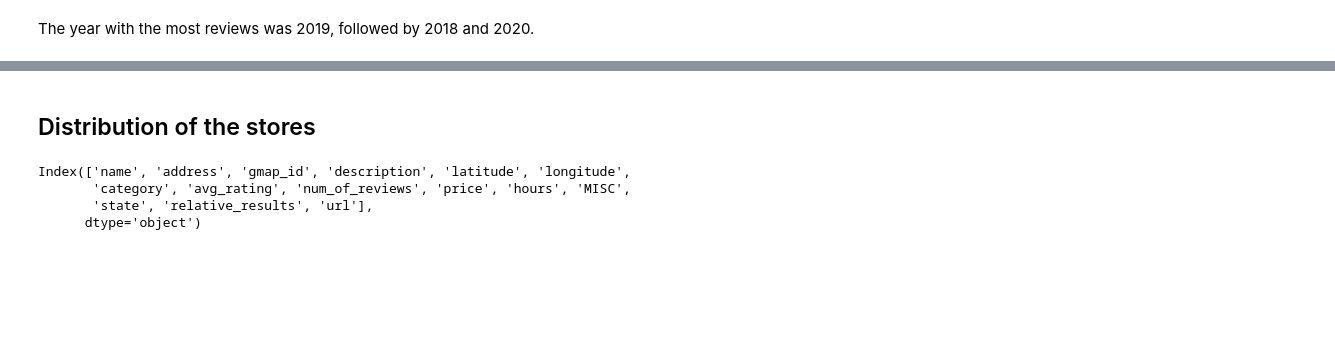
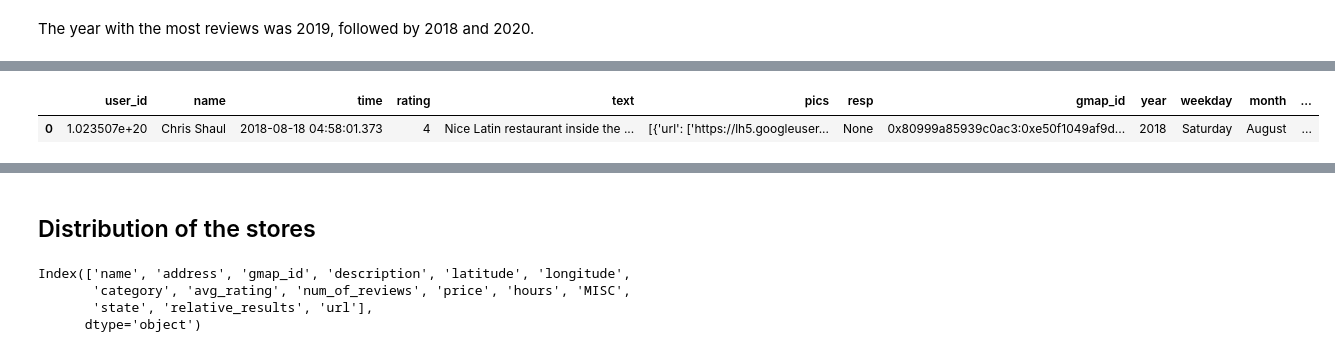
Before and after one commit to volpo/PG_YELP_GOOGLE_MAPS, a Jupyter notebook: EDANevada.ipynb, the cells around one changed output, grey strips where cells are left out. Drawn from its saved outputs; the diff is of its cells as text; code cells hidden in the pictures; blank space fills up the shorter version.

```diff
--- a/EDANevada.ipynb
+++ b/EDANevada.ipynb
@@ -643,0 +669,20 @@ The year with the most reviews was 2019, followed by 2018 and 2020.
+# %%
+category_gastronomy = ['takeout restaurant', 'tex-mex restaurant', 'burrito restaurant', 'taco restaurant',
+                       'mexican restaurant', 'korean restaurant', 'colombian restaurant', 'bulgarian restaurant', 'russian restaurant',
+                       'bistro', 'tapas bar', 'hamburger restaurant', 'indian restaurant', 'buffet restaurant']
+
+is_gastronomic = []
+gastronomy_categories = []
+for categories in highlight_categ['category']:
+    found_tag = False
+    gastronomy_category = None
+    for tag in categories:
+        if tag.lower() in category_gastronomy:
+            found_tag = True
+            gastronomy_category = tag
+            break
+    is_gastronomic.append(found_tag)
+    gastronomy_categories.append(gastronomy_category)
+
+# Add the gastronomy_category column
+highlight_categ['gastronomy_category'] = gastronomy_categories
@@ -643,0 +727,5 @@ The year with the most reviews was 2019, followed by 2018 and 2020.
+# %%
+merged_reviews.head(1)
+# %% [output]
+|  | user_id | name | time | rating | text | pics | resp | gmap_id | year | weekday | month | ... |
+| 0 | 1.023507e+20 | Chris Shaul | 2018-08-18 04:58:01.373 | 4 | Nice Latin restaurant inside the ... | [{'url': ['https://lh5.googleuser... | None | 0x80999a85939c0ac3:0xe50f1049af9d... | 2018 | Saturday | August | ... |
```
Also changed, not shown: parts of 15 cells of this notebook.
